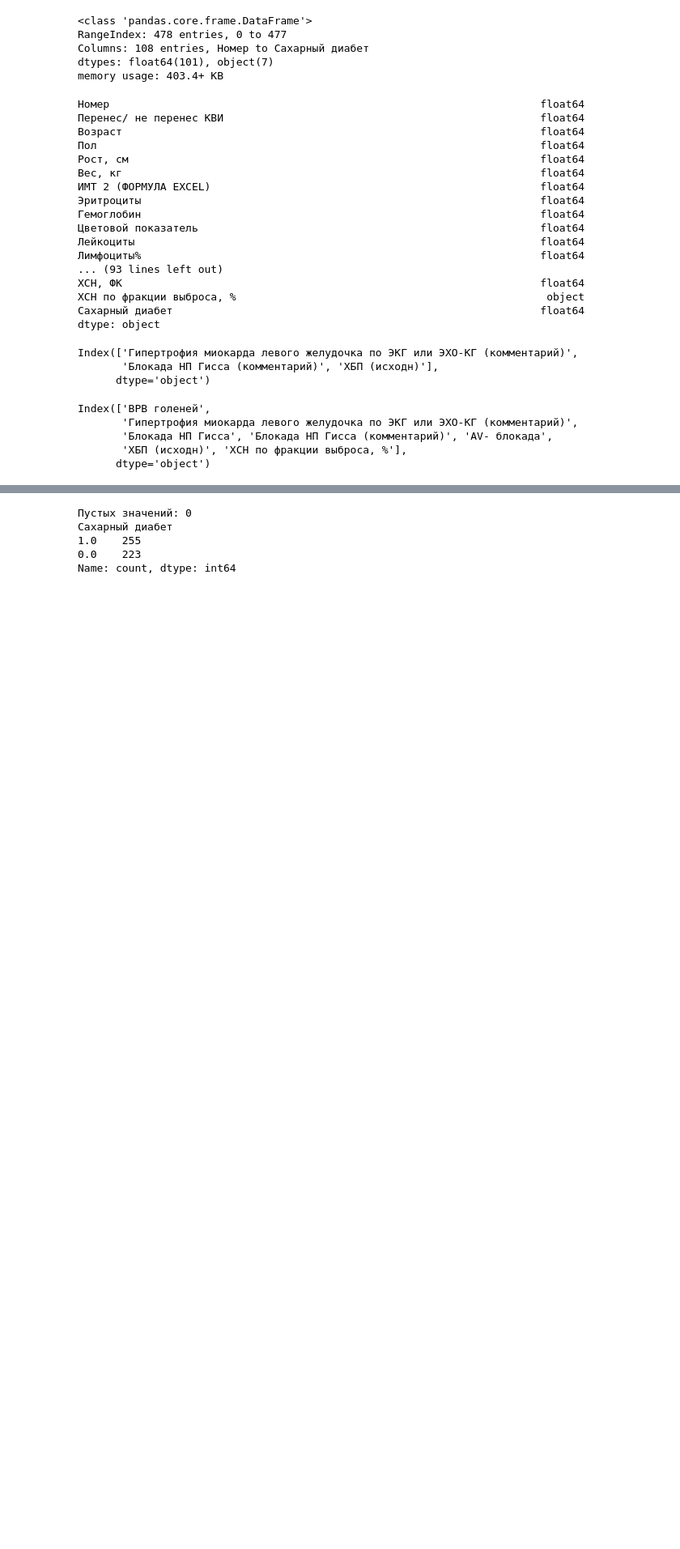
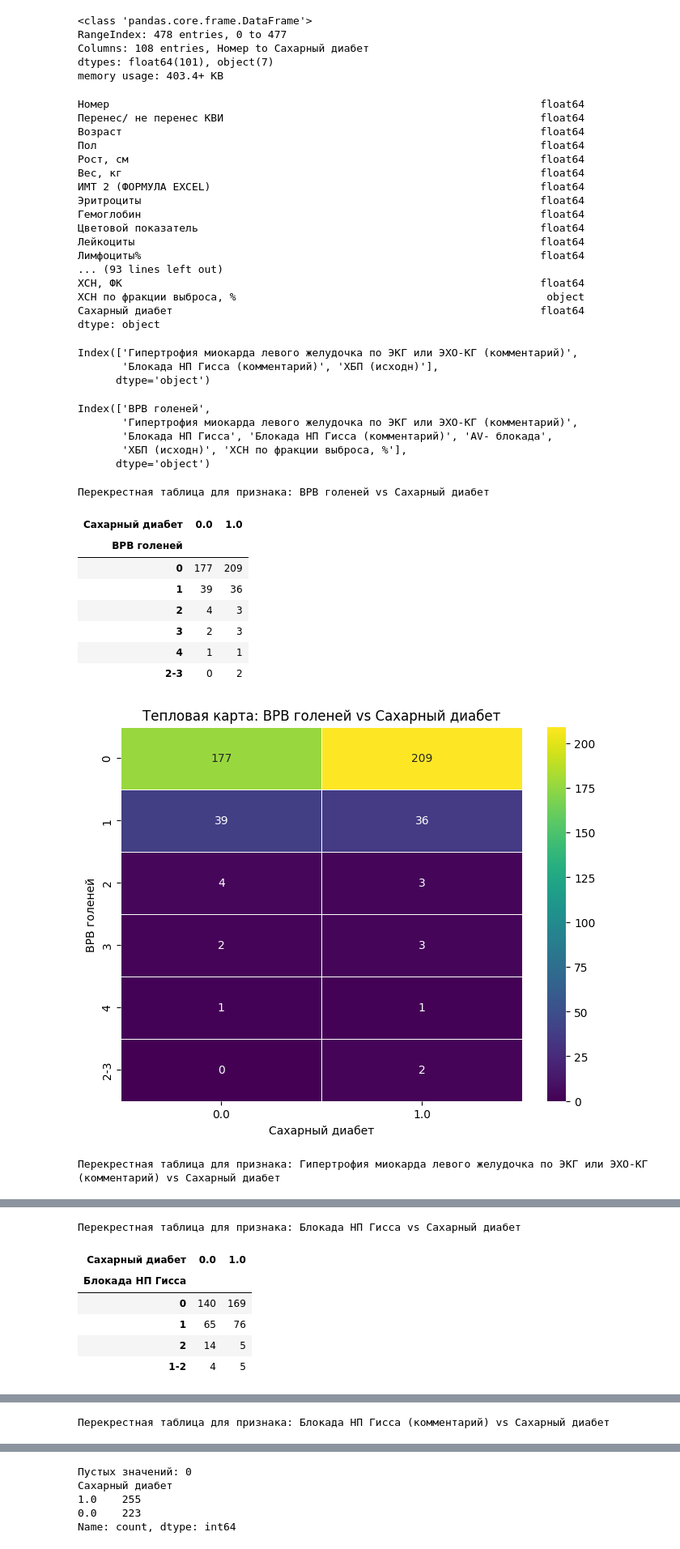
Before and after one commit to Antoha2024/DiplomProductStar, a Jupyter notebook: DS47_1_diabetes_ds.ipynb, the cells around one changed output, grey strips where cells are left out. Shown at 81% size. Cells and saved outputs as stored; diff of their text form; code cells hidden in the pictures; blank space fills up the shorter version.

```diff
--- a/DS47_1_diabetes_ds.ipynb
+++ b/DS47_1_diabetes_ds.ipynb
@@ -83,3 +83,38 @@ Index(['BPB голеней',
        'Блокада НП Гисса', 'Блокада НП Гисса (комментарий)', 'AV- блокада',
        'ХБП (исходн)', 'ХСН по фракции выброса, %'],
       dtype='object')
+# %%
+import pandas as pd
+import seaborn as sns
+import matplotlib.pyplot as plt
+
+
+# Пройдем по каждому категориальному признаку и построим перекрестную таблицу с "Сахарным диабетом"
+for col in obj_columns:
+    # Формируем перекрестную таблицу
+    matrix = pd.crosstab(df[col], df['Сахарный диабет'])
+
+    # Выводим матрицу на экран
+    print(f"\nПерекрестная таблица для признака: {col} vs Сахарный диабет\n")
+    display(matrix)
+    print("\n\n")
+
+    # Тепловая карта
+    plt.figure(figsize=(8, 6))
+    sns.heatmap(matrix, annot=True, cmap='viridis', fmt='d', linewidths=.5)
+    plt.title(f"Тепловая карта: {col} vs Сахарный диабет")
+    plt.xlabel('Сахарный диабет')
+    plt.ylabel(col)
+    plt.show()
+# %% [output]
+Перекрестная таблица для признака: BPB голеней vs Сахарный диабет
+| Сахарный диабет | 0.0 | 1.0 |
+| BPB голеней |  |  |
+| 0 | 177 | 209 |
+| 1 | 39 | 36 |
+| 2 | 4 | 3 |
+| 3 | 2 | 3 |
+| 4 | 1 | 1 |
+| 2-3 | 0 | 2 |
+[figure, added]
+Перекрестная таблица для признака: Гипертрофия миокарда левого желудочка по ЭКГ или ЭХО-КГ (комментарий) vs Сахарный диабет
@@ -85,0 +136,7 @@ Index(['BPB голеней',
+Перекрестная таблица для признака: Блокада НП Гисса vs Сахарный диабет
+| Сахарный диабет | 0.0 | 1.0 |
+| Блокада НП Гисса |  |  |
+| 0 | 140 | 169 |
+| 1 | 65 | 76 |
+| 2 | 14 | 5 |
+| 1-2 | 4 | 5 |
@@ -85,0 +144 @@ Index(['BPB голеней',
+Перекрестная таблица для признака: Блокада НП Гисса (комментарий) vs Сахарный диабет
```
Also changed, not shown: parts of 2 cells of this notebook.
